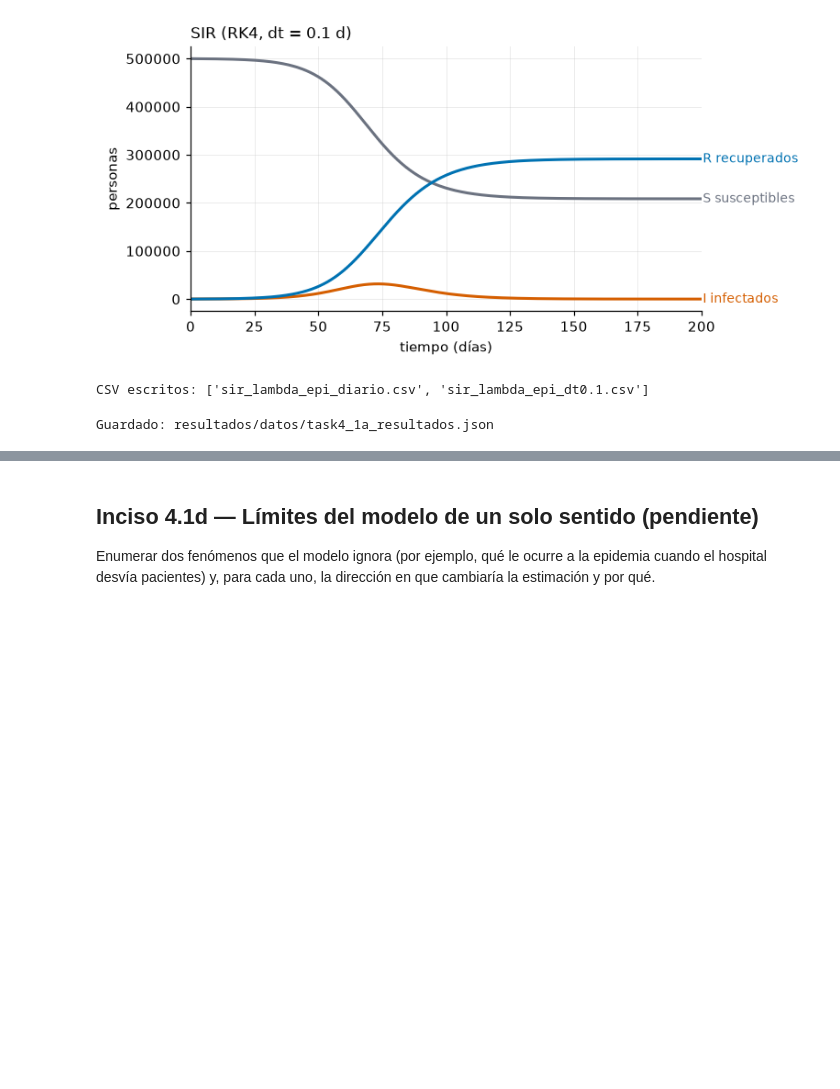
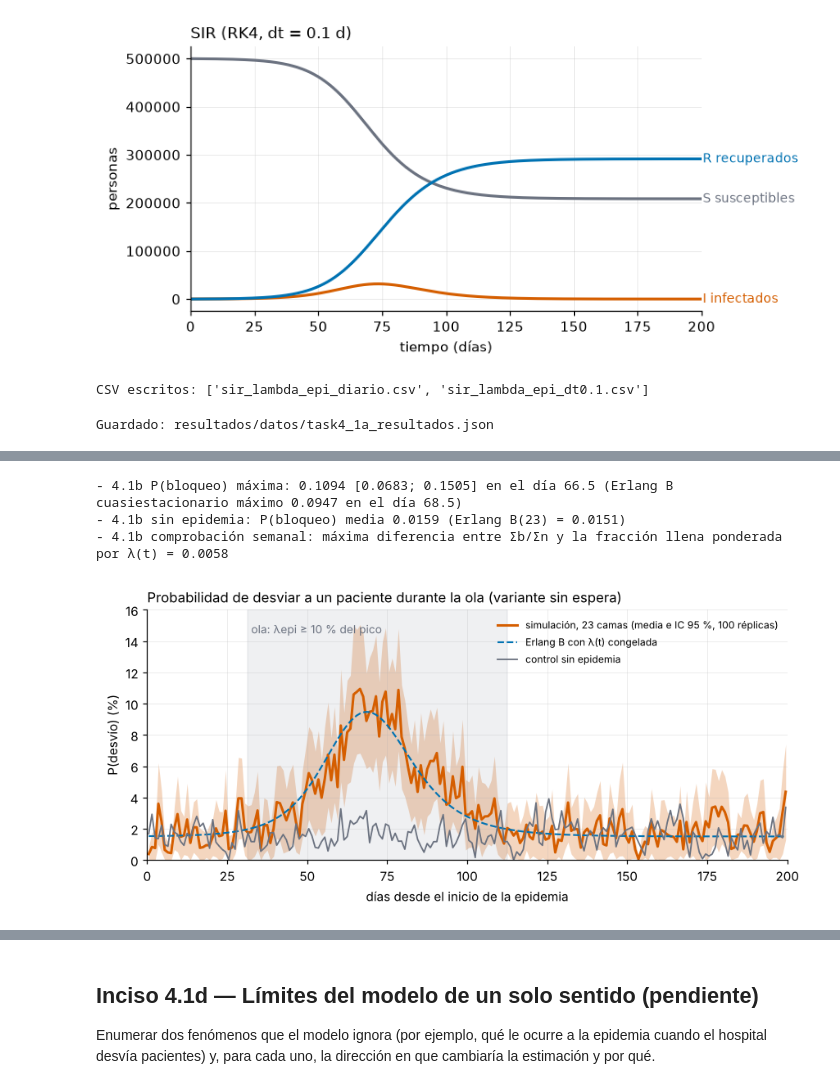
Before and after one commit to jruiz002/cc2017-hoja-trabajo-7-grupo-5, a Jupyter notebook: notebooks/task4_epidemia_sir.ipynb, the cells around one changed output, grey strips where cells are left out. Cells and saved outputs as stored; diff of their text form; code cells hidden in the pictures; blank space fills up the shorter version.

Commit message:
feat: add task 4.1b and 4.1c

```diff
--- a/notebooks/task4_epidemia_sir.ipynb
+++ b/notebooks/task4_epidemia_sir.ipynb
@@ -112,0 +158,40 @@ Camas adicionales necesarias para que la fracción de pacientes desviados durant
+# %%
+# 4.1b Probabilidad de bloqueo en función del tiempo (por día) con IC de 95 % entre réplicas
+pb = LV.ic_por_columna([r["lleno_dia"] for r in reps_ola])
+pb_ctrl = LV.ic_por_columna([r["lleno_dia"] for r in reps_ctrl])
+tmed = DIA[:-1] + 0.5
+lam_dia = np.array([np.mean([tasa(T_PRE + x) for x in np.linspace(d, d + 1, 11)]) for d in DIA[:-1]])
+B_cuasi = np.array([T.erlang_b(REC, x / mu) for x in lam_dia])           # Erlang B "congelando" λ(t) en cada día
+k_pico = int(np.argmax(pb["media"]))
+curva_pb = pd.DataFrame({"dia": tmed, "lambda_t": lam_dia, "p_bloqueo": pb["media"], "ic_inf": pb["ic_inf"], "ic_sup": pb["ic_sup"],
+                         "B_cuasiestacionario": B_cuasi, "p_bloqueo_sin_epidemia": pb_ctrl["media"],
+                         "camas_ocupadas": np.mean([r["ocup_dia"] for r in reps_ola], axis=0)})
+curva_pb.to_csv(DAT / "task4_1b_bloqueo_por_dia.csv", index=False)
+RES["4.1b_pico_p_bloqueo"] = {"dia": float(tmed[k_pico]), "p": float(pb["media"][k_pico]), "ic": [float(pb["ic_inf"][k_pico]), float(pb["ic_sup"][k_pico])],
+                              "B_cuasi_max": float(B_cuasi.max()), "dia_B_cuasi_max": float(tmed[int(np.argmax(B_cuasi))])}
+print(f"- 4.1b P(bloqueo) máxima: {pb['media'][k_pico]:.4f} [{pb['ic_inf'][k_pico]:.4f}; {pb['ic_sup'][k_pico]:.4f}] en el día {tmed[k_pico]:.1f} "
+      f"(Erlang B cuasiestacionario máximo {B_cuasi.max():.4f} en el día {tmed[int(np.argmax(B_cuasi))]:.1f})")
+print(f"- 4.1b sin epidemia: P(bloqueo) media {pb_ctrl['media'].mean():.4f} (Erlang B(23) = {T.erlang_b(REC, lam / mu):.4f})")
+
+# 4.1b Comprobación: desviados/llegadas por semana (conteos) frente a la fracción de tiempo llena (PASTA)
+ns = np.sum([r["n_sem"] for r in reps_ola], axis=0); bs = np.sum([r["b_sem"] for r in reps_ola], axis=0)
+semana_conteo = bs / ns
+semana_tiempo = np.array([np.average(pb["media"][int(a):int(a) + 7], weights=lam_dia[int(a):int(a) + 7]) for a in SEM[:-1]])
+dif = np.max(np.abs(semana_conteo - semana_tiempo))
+RES["4.1b_comprobacion_semanal_max_dif"] = float(dif)
+print(f"- 4.1b comprobación semanal: máxima diferencia entre Σb/Σn y la fracción llena ponderada por λ(t) = {dif:.4f}")
+
+fig, ax = plt.subplots(figsize=(8, 3.8))
+ax.fill_between(tmed, 100 * np.clip(pb["ic_inf"], 0, None), 100 * pb["ic_sup"], color=NARANJA, alpha=0.25, lw=0)
+ax.plot(tmed, 100 * pb["media"], color=NARANJA, lw=2, label=f"simulación, {REC} camas (media e IC 95 %, 100 réplicas)")
+ax.plot(tmed, 100 * B_cuasi, color=AZUL, lw=1.4, ls="--", label="Erlang B con λ(t) congelada")
+ax.plot(tmed, 100 * pb_ctrl["media"], color=GRIS, lw=1.2, label="control sin epidemia")
+ax.axvspan(*OLA, color=GRIS, alpha=0.10); ax.text(OLA[0] + 1, 14.5, "ola: λepi ≥ 10 % del pico", ha="left", color=GRIS, fontsize=9)
+ax.set_xlim(0, DIAS); ax.set_xlabel("días desde el inicio de la epidemia"); ax.set_ylabel("P(desvío) (%)")
+ax.set_title("Probabilidad de desviar a un paciente durante la ola (variante sin espera)", loc="left"); ax.set_ylim(0, 16); ax.legend(fontsize=8, loc="upper right")
+plt.tight_layout(); plt.savefig(FIG / "fig_4_1b_bloqueo_tiempo.png", dpi=160); plt.show()
+# %% [output]
+- 4.1b P(bloqueo) máxima: 0.1094 [0.0683; 0.1505] en el día 66.5 (Erlang B cuasiestacionario máximo 0.0947 en el día 68.5)
+- 4.1b sin epidemia: P(bloqueo) media 0.0159 (Erlang B(23) = 0.0151)
+- 4.1b comprobación semanal: máxima diferencia entre Σb/Σn y la fracción llena ponderada por λ(t) = 0.0058
+[figure, added]
```
Also changed, not shown: parts of 9 cells of this notebook, 6 other files.
